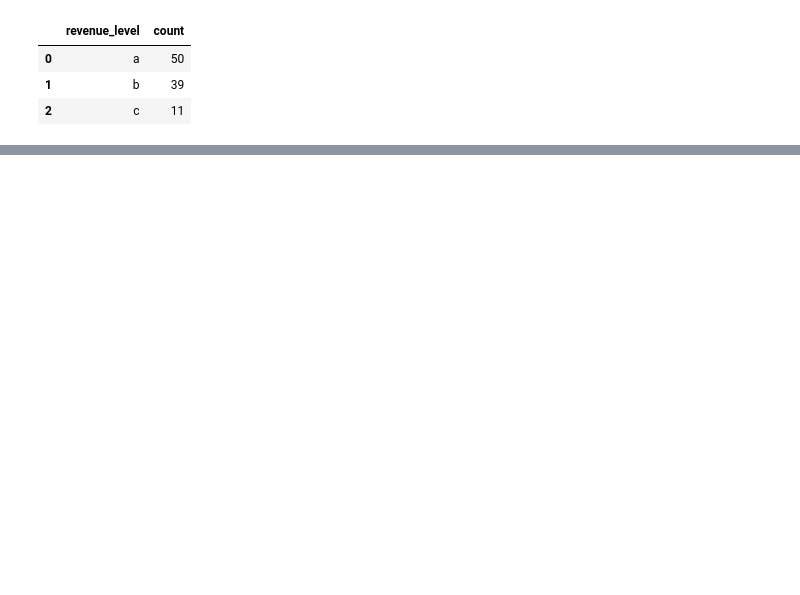
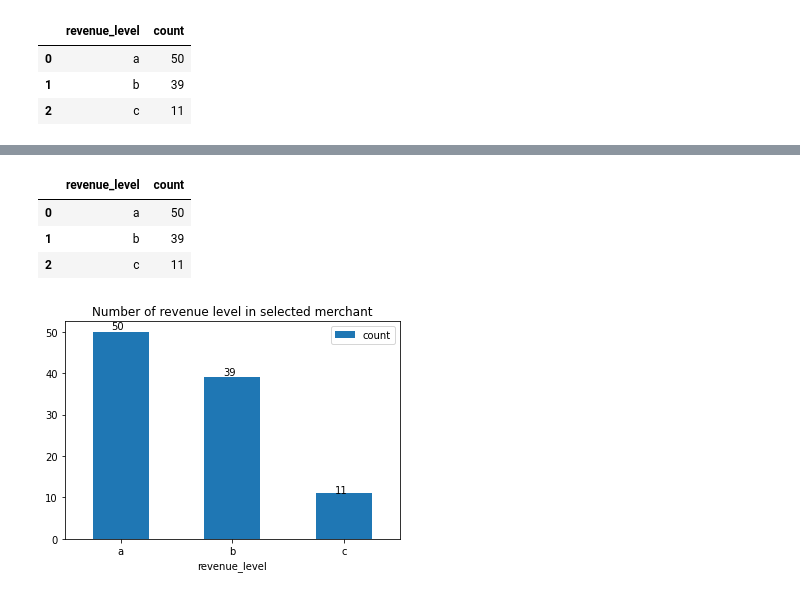
Before and after one commit to MAST30034-Applied-Data-Science/generic-buy-now-pay-later-project-group-45, a Jupyter notebook: notebooks/ranking.ipynb, the cells around one changed output, grey strips where cells are left out. Cells and saved outputs as stored; diff of their text form; code cells hidden in the pictures; blank space fills up the shorter version.

```diff
--- a/notebooks/ranking.ipynb
+++ b/notebooks/ranking.ipynb
@@ -245,0 +216,16 @@ revenue_distribution = top100_revenue_distribution.plot.pie(y='sum(true_revenue)
+# %%
+top100_df
+# %% [output]
+|  | revenue_level | count |
+| 0 | a | 50 |
+| 1 | b | 39 |
+| 2 | c | 11 |
+# %%
+ax = top100_df.plot.bar(x = "revenue_level", rot=0,
+                        title='Number of revenue level in selected merchant')
+for p in ax.patches:
+    ax.annotate(str(p.get_height()), (p.get_x() + p.get_width()/3, p.get_height()*1.01))
+fig = ax.get_figure()
+fig.savefig("../plots/Number of revenue level in selected merchant.png")
+# %% [output]
+[figure, added]
```
Also changed, not shown: parts of 30 cells of this notebook.
